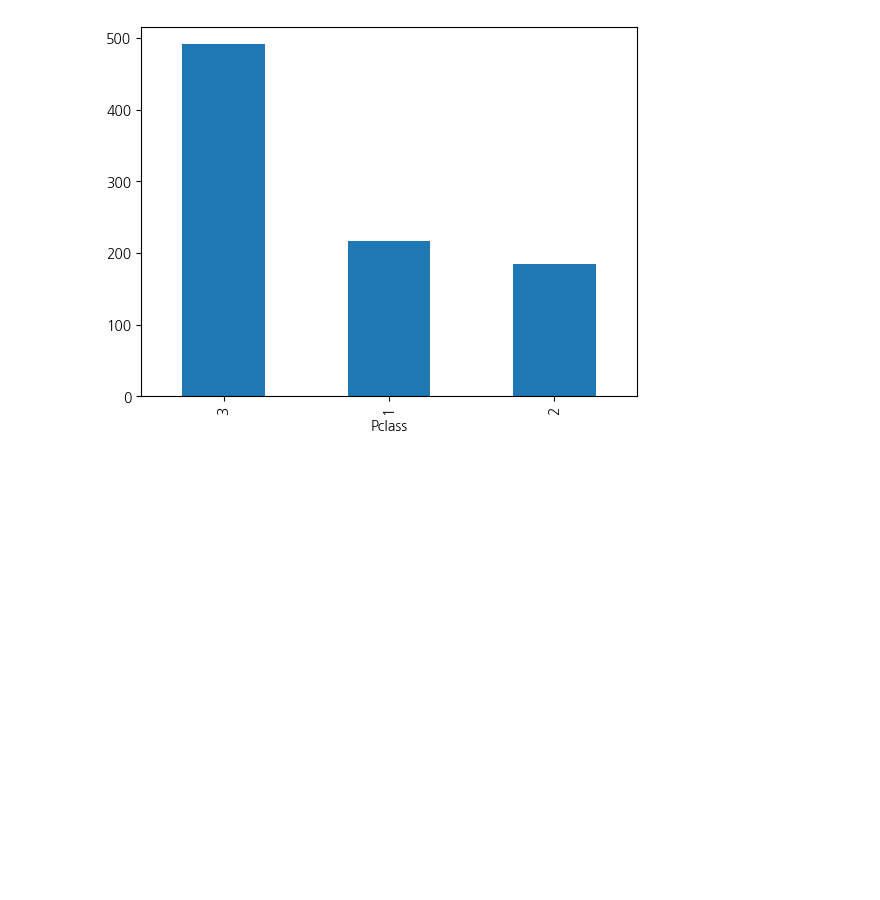
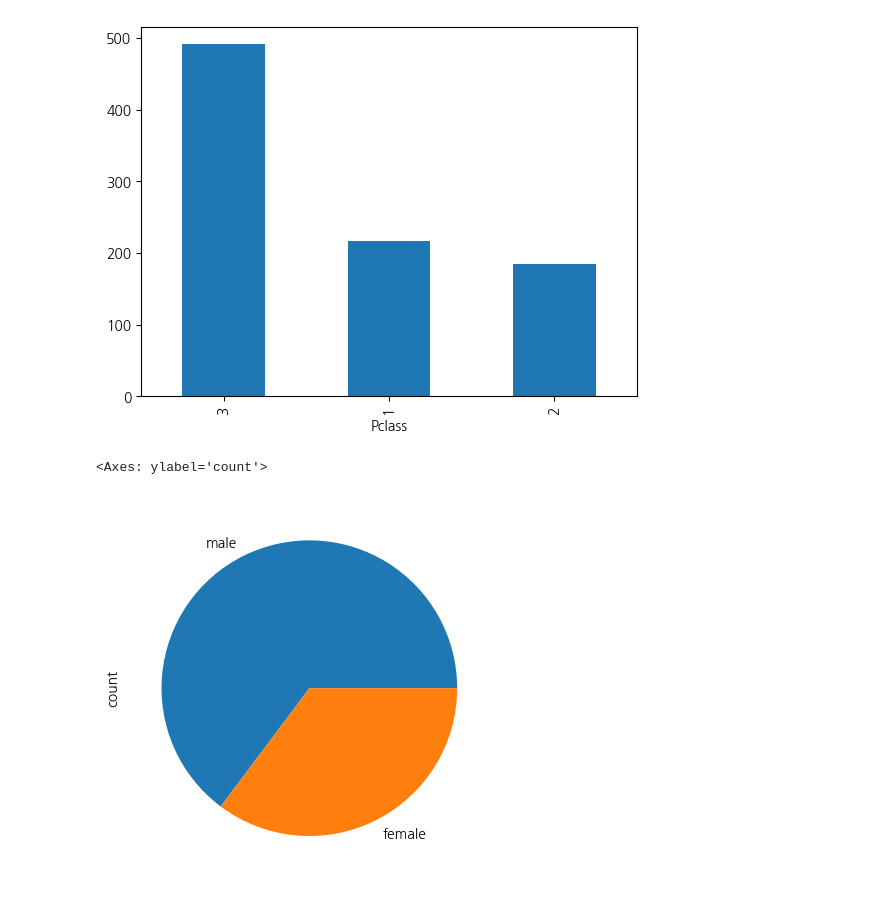
Before and after one commit to hyun111111/fintech_service_2nd, a Jupyter notebook: 05machine_learning/08.지도학습_분류분석_의사결정나무.ipynb, the cells around one changed output. Cells and saved outputs as stored; diff of their text form; code cells hidden in the pictures; blank space fills up the shorter version.

```diff
--- a/05machine_learning/08.지도학습_분류분석_의사결정나무.ipynb
+++ b/05machine_learning/08.지도학습_분류분석_의사결정나무.ipynb
@@ -409,3 +420,8 @@ df['Pclass'].value_counts().plot(kind="bar")
 # %% [output]
 <Axes: xlabel='Pclass'>
 [figure]
+# %%
+df['Sex'].value_counts().plot(kind="pie")
+# %% [output]
+<Axes: ylabel='count'>
+[figure, added]
```
Also changed, not shown: parts of 42 cells of this notebook, 5 other files.
